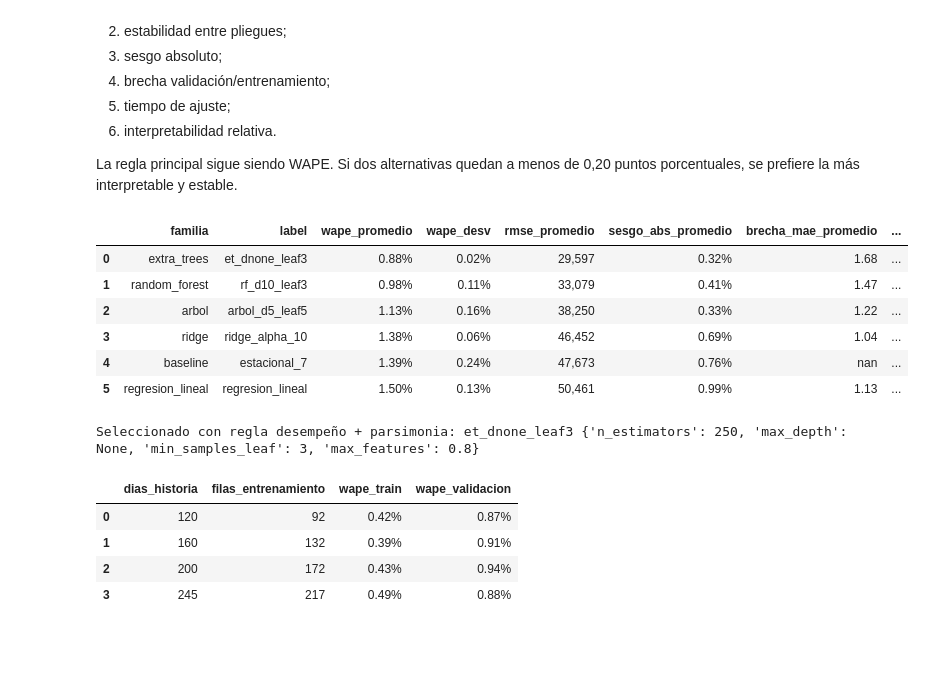
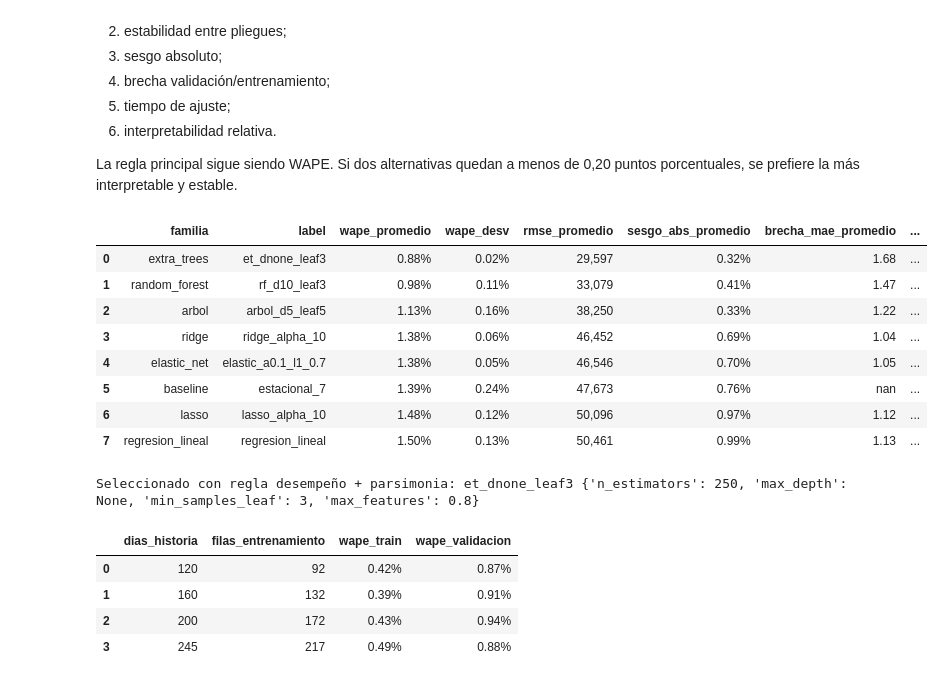
Before and after one commit to d-correalr/pronostico-demanda-energia, a Jupyter notebook: notebooks/Modelo_pronostico_demanda_Modulo2_v3_guiado.ipynb, the cells around one changed output. Saved outputs shown, nothing was run; the diff lists cells and outputs as text; code cells hidden in the pictures; blank space fills up the shorter version.

```diff
--- a/notebooks/Modelo_pronostico_demanda_Modulo2_v3_guiado.ipynb
+++ b/notebooks/Modelo_pronostico_demanda_Modulo2_v3_guiado.ipynb
@@ -987,12 +1142,12 @@ best_by_family = (
     .first()
 )
 interpretability = {
-    "baseline": 5, "regresion_lineal": 5, "ridge": 4,
-    "arbol": 4, "random_forest": 2, "extra_trees": 2,
+    "baseline": 5, "regresion_lineal": 5, "ridge": 4, "lasso": 5,
+    "elastic_net": 4, "arbol": 4, "random_forest": 2, "extra_trees": 2,
 }
 complexity = {
-    "baseline": 1, "regresion_lineal": 2, "ridge": 2,
-    "arbol": 3, "random_forest": 4, "extra_trees": 5,
+    "baseline": 1, "regresion_lineal": 2, "ridge": 2, "lasso": 2,
+    "elastic_net": 3, "arbol": 3, "random_forest": 4, "extra_trees": 5,
 }
 best_by_family["interpretabilidad_1_5"] = best_by_family["familia"].map(interpretability)
 best_by_family["complejidad_1_5"] = best_by_family["familia"].map(complexity)
@@ -1001,35 +1156,37 @@ best_by_family["mejora_vs_baseline_pct"] = (
     / best_baseline["wape_promedio"]
 )
 best_by_family = best_by_family.sort_values("wape_promedio").reset_index(drop=True)
 display(best_by_family[[
     "familia", "label", "wape_promedio", "wape_desv", "rmse_promedio",
     "sesgo_abs_promedio", "brecha_mae_promedio", "fit_seconds",
     "interpretabilidad_1_5", "complejidad_1_5", "mejora_vs_baseline_pct",
 ]].style.format({
     "wape_promedio": "{:.2%}", "wape_desv": "{:.2%}", "rmse_promedio": "{:,.0f}",
     "sesgo_abs_promedio": "{:.2%}", "brecha_mae_promedio": "{:.2f}",
     "fit_seconds": "{:.2f}", "mejora_vs_baseline_pct": "{:.1%}",
 }))
 
 learned_candidates = best_by_family[best_by_family["familia"].ne("baseline")].copy()
 best_wape = learned_candidates["wape_promedio"].min()
 eligible = learned_candidates[learned_candidates["wape_promedio"] <= best_wape + 0.002].copy()
 selected_row = eligible.sort_values(
     ["interpretabilidad_1_5", "wape_desv", "wape_promedio"],
     ascending=[False, True, True],
 ).iloc[0]
 SELECTED_LABEL = selected_row["label"]
 SELECTED_FAMILY = selected_row["familia"]
 SELECTED_PARAMS = model_registry[SELECTED_LABEL]["params"]
 print("Seleccionado con regla desempeño + parsimonia:", SELECTED_LABEL, SELECTED_PARAMS)
 # %% [output]
 |  | familia | label | wape_promedio | wape_desv | rmse_promedio | sesgo_abs_promedio | brecha_mae_promedio | ... |
 | 0 | extra_trees | et_dnone_leaf3 | 0.88% | 0.02% | 29,597 | 0.32% | 1.68 | ... |
 | 1 | random_forest | rf_d10_leaf3 | 0.98% | 0.11% | 33,079 | 0.41% | 1.47 | ... |
 | 2 | arbol | arbol_d5_leaf5 | 1.13% | 0.16% | 38,250 | 0.33% | 1.22 | ... |
 | 3 | ridge | ridge_alpha_10 | 1.38% | 0.06% | 46,452 | 0.69% | 1.04 | ... |
-| 4 | baseline | estacional_7 | 1.39% | 0.24% | 47,673 | 0.76% | nan | ... |
-| 5 | regresion_lineal | regresion_lineal | 1.50% | 0.13% | 50,461 | 0.99% | 1.13 | ... |
+| 4 | elastic_net | elastic_a0.1_l1_0.7 | 1.38% | 0.05% | 46,546 | 0.70% | 1.05 | ... |
+| 5 | baseline | estacional_7 | 1.39% | 0.24% | 47,673 | 0.76% | nan | ... |
+| 6 | lasso | lasso_alpha_10 | 1.48% | 0.12% | 50,096 | 0.97% | 1.12 | ... |
+| 7 | regresion_lineal | regresion_lineal | 1.50% | 0.13% | 50,461 | 0.99% | 1.13 | ... |
 Seleccionado con regla desempeño + parsimonia: et_dnone_leaf3 {'n_estimators': 250, 'max_depth': None, 'min_samples_leaf': 3, 'max_features': 0.8}
 # %%
 # Curva de aprendizaje temporal: misma validación final de desarrollo, distinta cantidad de historia.
```
Also changed, not shown: parts of 14 cells of this notebook.
